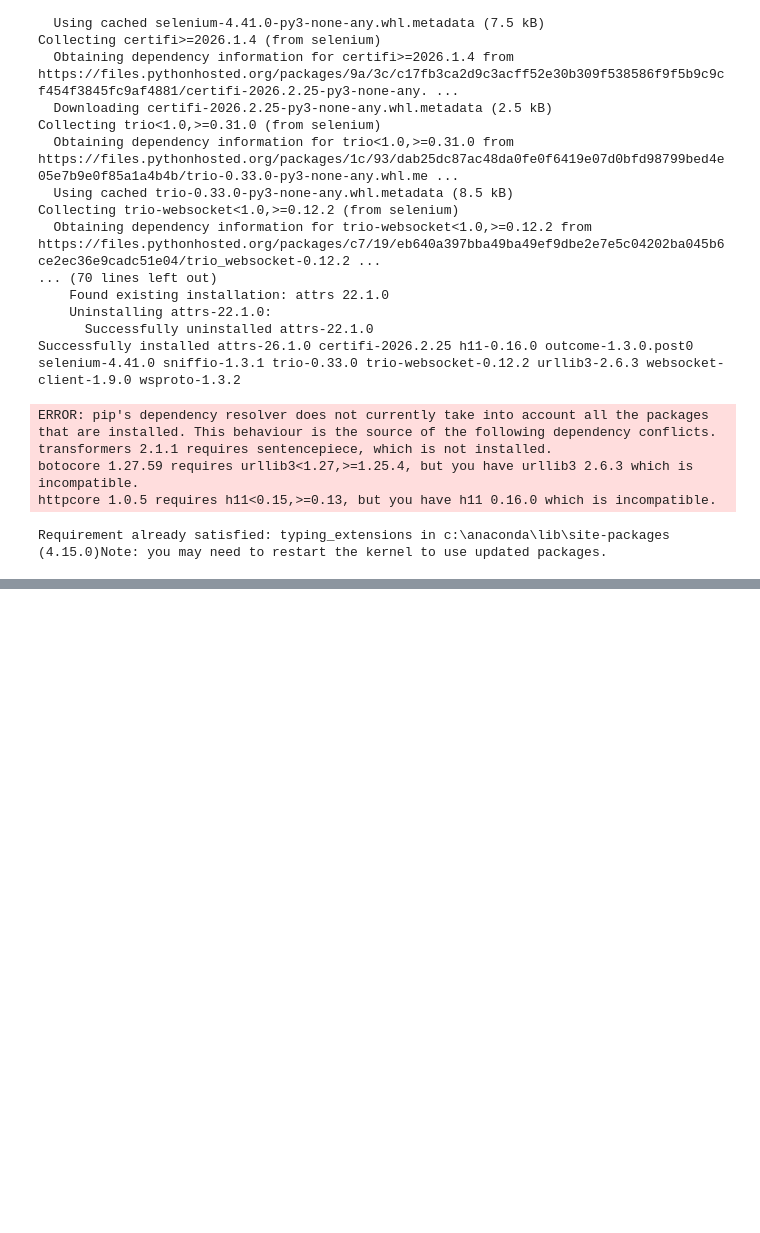
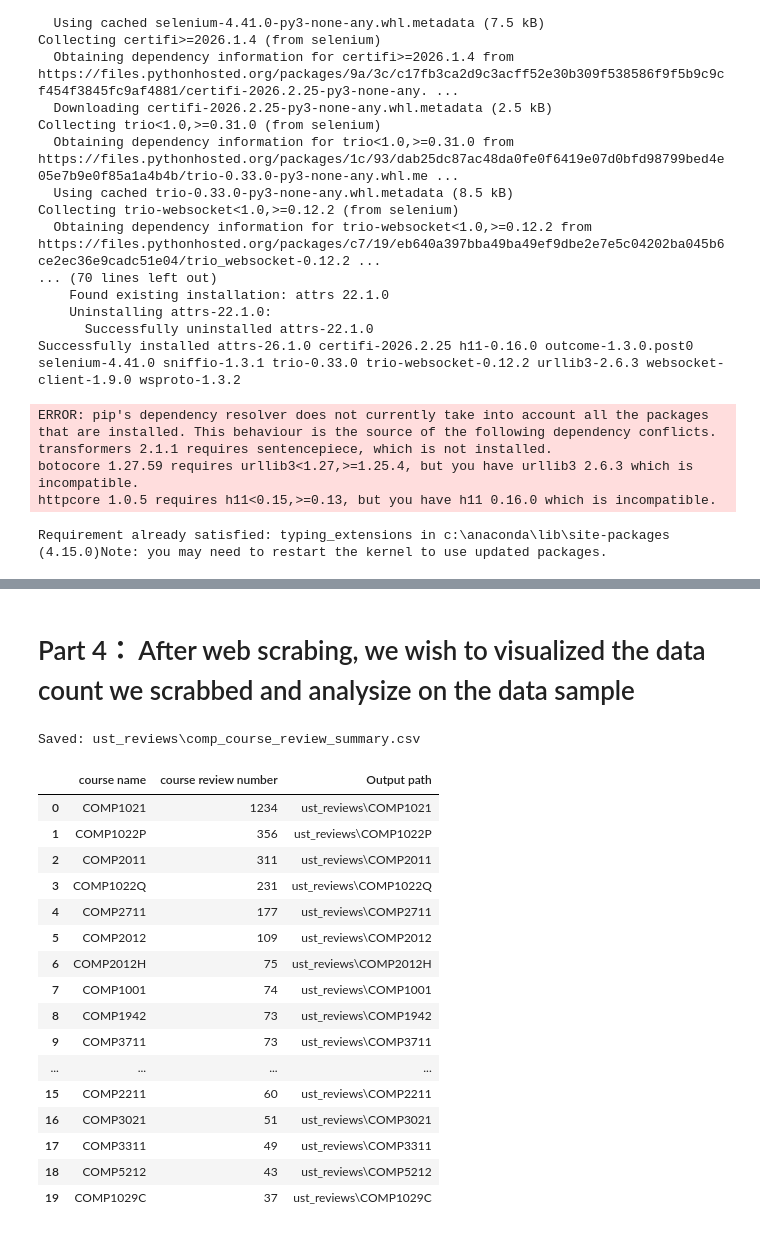
Before and after one commit to Timthn/UST_COMP_Course_Workload_MachineLearning_Prediction, a Jupyter notebook: 1.ieda3560_project_web_scrab.ipynb, the cells around one changed output, grey strips where cells are left out. Drawn from its saved outputs; the diff is of its cells as text; code cells hidden in the pictures; blank space fills up the shorter version.

Commit message:
feat: added notebook for web scrab and cleaning

```diff
--- a/1.ieda3560_project_web_scrab.ipynb
+++ b/1.ieda3560_project_web_scrab.ipynb
@@ -381,7 +384,7 @@ if __name__ == "__main__":
     MY_PASSWORD = "aazh0994"
 
     SAVE_ROOT = "./ust_reviews"
-    TARGET_COURSES = ["COMP1021", "MATH1014"]
+    TARGET_COURSES = ["COMP1021", "COMP2011"]
 
     # 1. Authenticate
     auth_cookie = get_auth_cookie(MY_ACCOUNT, MY_PASSWORD)
@@ -416,0 +489,17 @@ All tasks completed successfully!
+# %%
+# Here is the main loop of sorting courses based on review status
+#  comp_list has been generated in above cell
+# comp_list = get_comp_course_list("2025-26")
+
+has_reviews, no_reviews, failed = check_comp_review_status(comp_list, auth_cookie)
+
+print("has review:", len(has_reviews))
+print("no review:", len(no_reviews))
+print("failed:", len(failed))
+
+# course List for main loop
+comp_with_reviews = [c for c, _ in has_reviews]
+comp_without_reviews = no_reviews
+
+print("has review:", comp_with_reviews[:20])
+print("no review:", comp_without_reviews[:20])
@@ -416,0 +587,60 @@ All tasks completed successfully!
+# %% [markdown]
+# Part 4： After web scrabing, we wish to visualized the data count we scrabbed and analysize on the data sample
+# %%
+from pathlib import Path
+import re
+
+root = Path("./ust_reviews")
+rows = []
+
+# scan path like ust_reviews/COMP1021/COMP1021_reviews.csv
+for csv_file in sorted(root.glob("COMP*/COMP*_reviews.csv")):
+    course = csv_file.stem.replace("_reviews", "")  # e.g. COMP1021
+    # save the course name, review count, and output path to a list of dicts, but only for valid course names (COMP + 4 digit + optional letter)
+    if not re.match(r"^COMP\d{4}[A-Z]?$", course):
+        continue
+
+    try:
+        review_count = len(pd.read_csv(csv_file))
+    except Exception:
+        review_count = 0
+
+    output_folder = str(csv_file.parent)
+
+    rows.append({
+        "course name": course,
+        "course review number": review_count,
+        "Output path": output_folder
+    })
+
+# save as table view
+df_summary = pd.DataFrame(rows).sort_values(
+    by=["course review number", "course name"],
+    ascending=[False, True]
+).reset_index(drop=True)
+
+# save path
+out_path = root / "comp_course_review_summary.csv"
+df_summary.to_csv(out_path, index=False, encoding="utf-8-sig")
+
+print(f"Saved: {out_path}")
+display(df_summary.head(20))
+# %% [output]
+Saved: ust_reviews\comp_course_review_summary.csv
+|  | course name | course review number | Output path |
+| 0 | COMP1021 | 1234 | ust_reviews\COMP1021 |
+| 1 | COMP1022P | 356 | ust_reviews\COMP1022P |
+| 2 | COMP2011 | 311 | ust_reviews\COMP2011 |
+| 3 | COMP1022Q | 231 | ust_reviews\COMP1022Q |
+| 4 | COMP2711 | 177 | ust_reviews\COMP2711 |
+| 5 | COMP2012 | 109 | ust_reviews\COMP2012 |
+| 6 | COMP2012H | 75 | ust_reviews\COMP2012H |
+| 7 | COMP1001 | 74 | ust_reviews\COMP1001 |
+| 8 | COMP1942 | 73 | ust_reviews\COMP1942 |
+| 9 | COMP3711 | 73 | ust_reviews\COMP3711 |
+| ... | ... | ... | ... |
+| 15 | COMP2211 | 60 | ust_reviews\COMP2211 |
+| 16 | COMP3021 | 51 | ust_reviews\COMP3021 |
+| 17 | COMP3311 | 49 | ust_reviews\COMP3311 |
+| 18 | COMP5212 | 43 | ust_reviews\COMP5212 |
+| 19 | COMP1029C | 37 | ust_reviews\COMP1029C |
```
Also changed, not shown: parts of 21 cells of this notebook, 1 other file.
